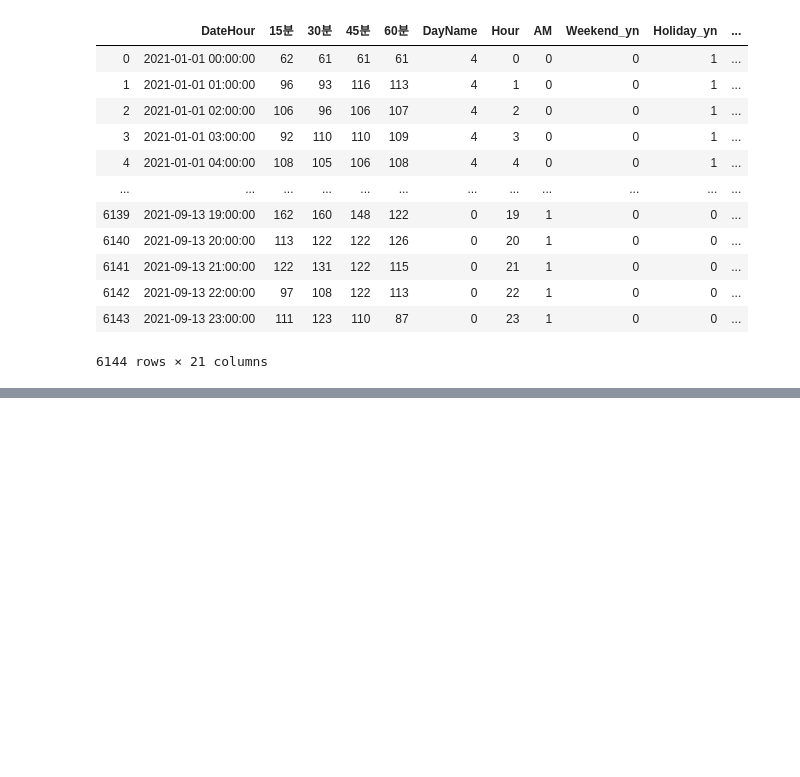
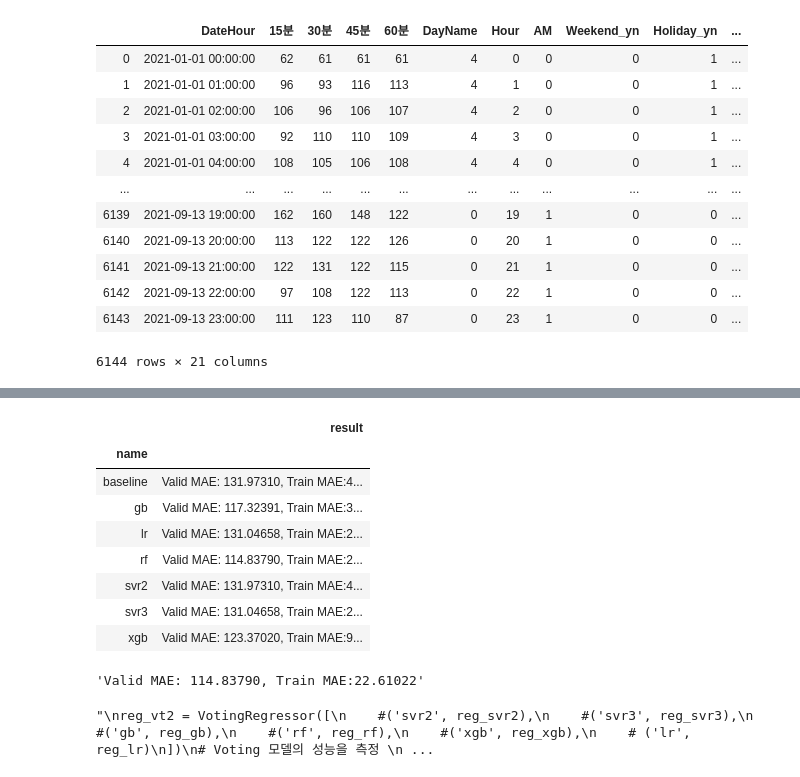
Before and after one commit to jw-koo/DS_lv3_2412, a Jupyter notebook: sec_ds_lv3_prob3_kaggle.ipynb, the cells around one changed output, grey strips where cells are left out. Drawn from its saved outputs; the diff is of its cells as text; code cells hidden in the pictures; blank space fills up the shorter version.

```diff
--- a/sec_ds_lv3_prob3_kaggle.ipynb
+++ b/sec_ds_lv3_prob3_kaggle.ipynb
@@ -266,0 +405,49 @@ mean_absolute_error(
+# %%
+# RF: Random Forest
+
+from sklearn.ensemble import RandomForestRegressor
+
+X_rf = "15분, 30분, 45분, 60분, DayName, Hour, AM, Weekend_yn, Holiday_yn, Avg, TotalHour, 생산량, 기온, 풍속, 습도, 강수량, 전기요금(계절), 공장인원, 인건비"
+X_rf = [i.strip() for i in X_rf.split(',')]
+
+ct = ColumnTransformer([
+    ('pt', 'passthrough', X_rf)
+])
+
+# TODO-with: max_depth=, n_estimators= 을 사용하여 튜닝해봅니다.
+reg_rf = make_pipeline(
+    ct,
+    RandomForestRegressor(
+        random_state=123,
+    )
+)
+eval_model('rf', reg_rf)
+# %% [output]
+|  | result |
+| name |  |
+| baseline | Valid MAE: 131.97310, Train MAE:4... |
+| gb | Valid MAE: 117.32391, Train MAE:3... |
+| lr | Valid MAE: 131.04658, Train MAE:2... |
+| rf | Valid MAE: 114.83790, Train MAE:2... |
+| svr2 | Valid MAE: 131.97310, Train MAE:4... |
+| svr3 | Valid MAE: 131.04658, Train MAE:2... |
+| xgb | Valid MAE: 123.37020, Train MAE:9... |
+'Valid MAE: 114.83790, Train MAE:22.61022'
+# %%
+from sklearn.ensemble import VotingRegressor
+
+# Voting할 모델을 선별합니다.
+"""
+reg_vt2 = VotingRegressor([
+    #('svr2', reg_svr2),
+    #('svr3', reg_svr3),
+    #('gb', reg_gb),
+    #('rf', reg_rf),
+    #('xgb', reg_xgb),
+    # ('lr', reg_lr)
+])
+# Voting 모델의 성능을 측정
+eval_model('vt2', reg_vt2)
+"""
+# %% [output]
+"\nreg_vt2 = VotingRegressor([\n    #('svr2', reg_svr2),\n    #('svr3', reg_svr3),\n    #('gb', reg_gb),\n    #('rf', reg_rf),\n    #('xgb', reg_xgb),\n    # ('lr', reg_lr)\n])\n# Voting 모델의 성능을 측정 \n ...
```
Also changed, not shown: parts of 25 cells of this notebook.
